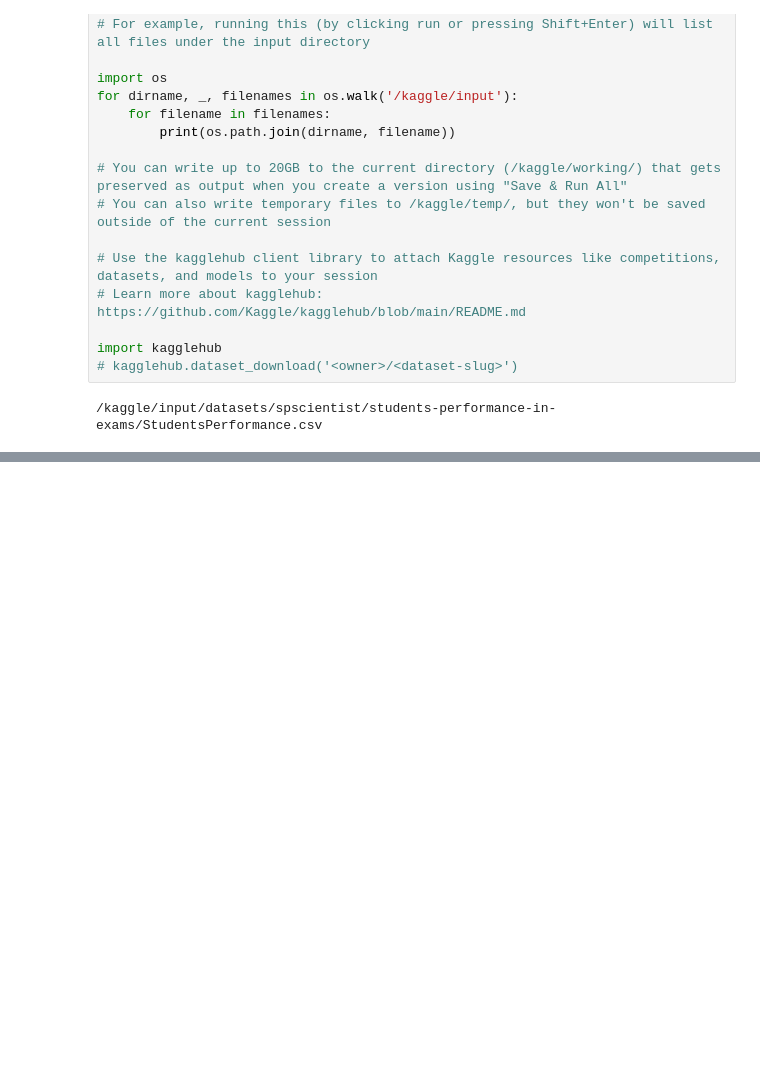
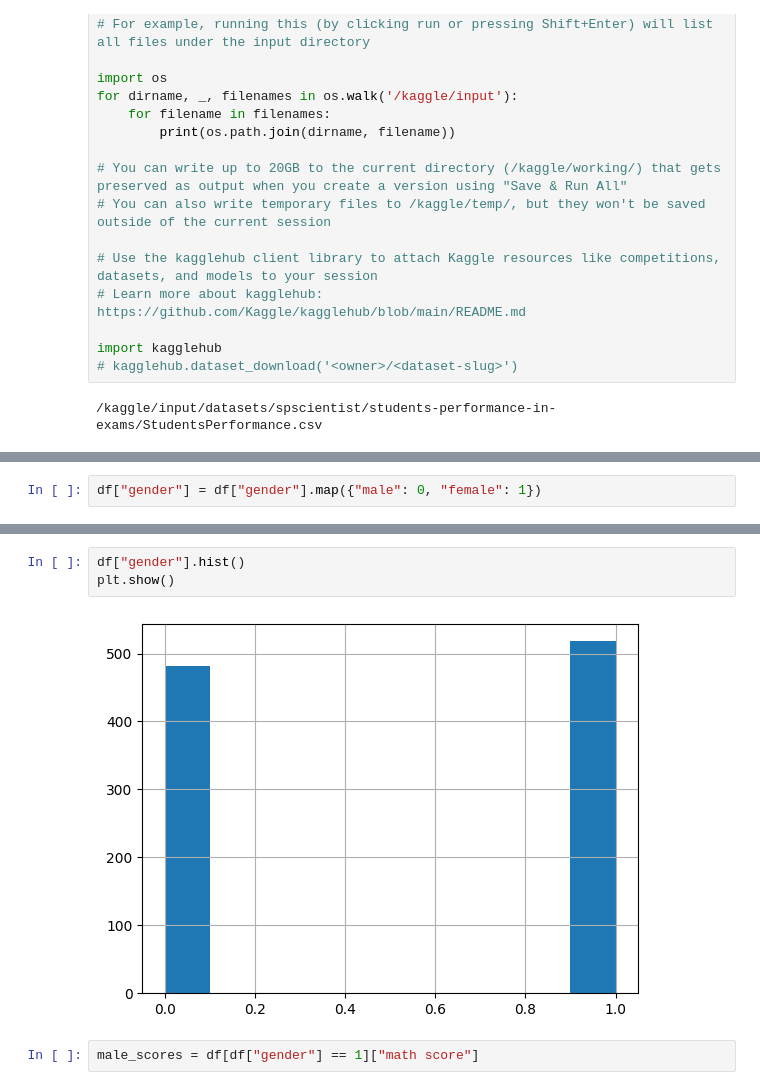
Before and after one commit to gitbhusalhubpramish/student-performance-kaggle, a Jupyter notebook: notebook6efdc2edcc.ipynb, the cells around one changed output, grey strips where cells are left out. Cells and saved outputs as stored; diff of their text form; blank space fills up the shorter version.

```diff
--- a/notebook6efdc2edcc.ipynb
+++ b/notebook6efdc2edcc.ipynb
@@ -26,0 +86,2 @@ import kagglehub
+# %%
+df["gender"] = df["gender"].map({"male": 0, "female": 1})
@@ -26,0 +103,7 @@ import kagglehub
+# %%
+df["gender"].hist()
+plt.show()
+# %% [output]
+[figure, added]
+# %%
+male_scores = df[df["gender"] == 1]["math score"]
```
Also changed, not shown: parts of 8 cells of this notebook.
